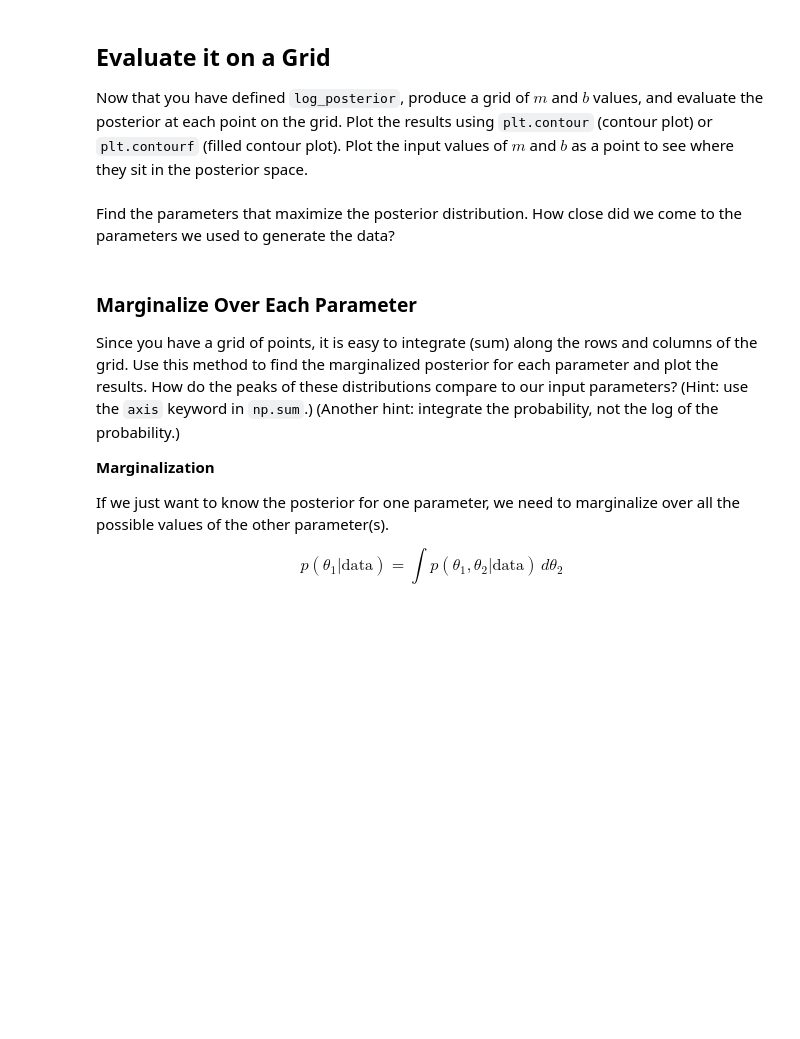
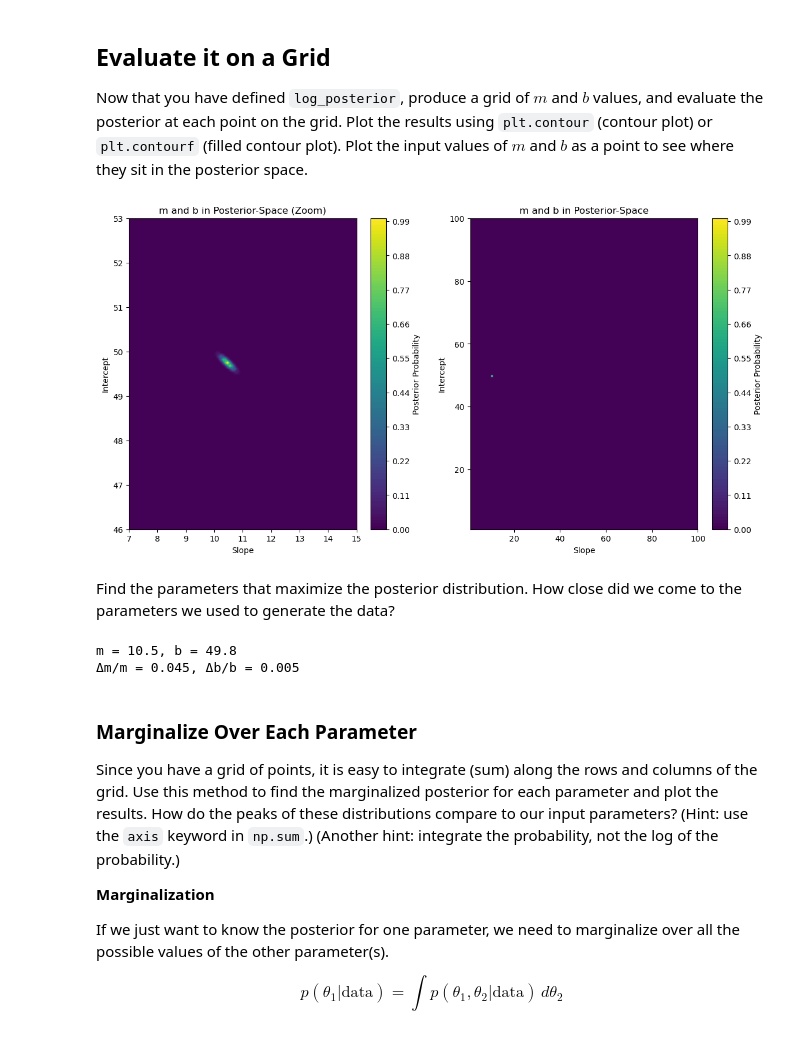
Before and after one commit to ASTR154/bayesian-statistics, a Jupyter notebook: monte_carlo_line_fitting.ipynb, the cells around one changed output. Drawn from its saved outputs; the diff is of its cells as text; code cells hidden in the pictures; blank space fills up the shorter version.

```diff
--- a/monte_carlo_line_fitting.ipynb
+++ b/monte_carlo_line_fitting.ipynb
@@ -116,17 +189,59 @@ plt.contourf( # complete
+# %%
+# zooming into the non-trivial area...
+# (I plotted 'posterior_grid' first, but still have to
+# separate cell from plotting cell to prevent RuntimeWarning)
+m_range_zoom =  np.linspace(7,15,100)
+b_range_zoom =  np.linspace(46,53,100)
+m_zoom, b_zoom = np.meshgrid(m_range_zoom, b_range_zoom)
+
+ln_posteriors_zoom =  np.empty_like(m_zoom)
+
+for i in range(np.shape(m_zoom)[0]):
+    for j in range(np.shape(m_zoom)[1]):
+        theta =  [m_zoom[i][j], b_zoom[i][j]]
+        ln_posteriors_zoom[i][j] +=  (log_posterior(theta, x, y, dy))
+
+posterior_grid_zoom =  np.exp(ln_posteriors_zoom - np.max(ln_posteriors_zoom))
+# %%
+# I had to separate my calculations from the plotting
+#   because of a RunTimeWarning that was messing with my data.
+
+fig, ax =  plt.subplots(nrows=1, ncols=2, figsize=(14,7))
+
+c = ax[1].contourf(m,b,posterior_grid, levels=100)
+fig.colorbar(c, ax=ax[1], label='Posterior Probability')
+ax[1].set_xlabel('Slope')
+ax[1].set_ylabel('Intercept')
+ax[1].set_title('m and b in Posterior-Space')
+
+
+# plot zoomed-in area
+c_zoom = ax[0].contourf(m_zoom,b_zoom,posterior_grid_zoom, levels=100)
+fig.colorbar(c_zoom, ax=ax[0], label='Posterior Probability')
+ax[0].set_xlabel('Slope')
+ax[0].set_ylabel('Intercept')
+ax[0].set_title('m and b in Posterior-Space (Zoom)')
+
+plt.show()
+# %% [output]
+[figure, added]
 # %% [markdown]
 Find the parameters that maximize the posterior distribution. How close did we come to the parameters we used to generate the data?
 # %%
 # Find the indices where the posterior is maximised --> what m and b is this?
-j_max, i_max = # complete
+j_max, i_max = np.unravel_index(np.argmax(posterior_grid), posterior_grid.shape)
 
 m_infer = m_range[i_max]
 b_infer = b_range[j_max]
 print(f'm = {m_infer:.1f}, b = {b_infer:.1f}')
 
 # Fractional error of the inferred solution compared to the input 'true' parameters
-m_frac_err = # complete
-b_frac_err = # complete
+m_frac_err = abs(m_infer - true_m) / true_m
+b_frac_err = abs(b_infer - true_b) / true_b
 print(f'Δm/m = {m_frac_err:.3f}, Δb/b = {b_frac_err:.3f}')
+# %% [output]
+m = 10.5, b = 49.8
+Δm/m = 0.045, Δb/b = 0.005
 # %% [markdown]
 ### Marginalize Over Each Parameter
 Since you have a grid of points, it is easy to integrate (sum) along the rows and columns of the grid. Use this method to find the marginalized posterior for each parameter and plot the results. How do the peaks of these distributions compare to our input parameters? (Hint: use the `axis` keyword in `np.sum`.) (Another hint: integrate the probability, not the log of the probability.)
```
Also changed, not shown: parts of 20 cells of this notebook, 1 other file.
